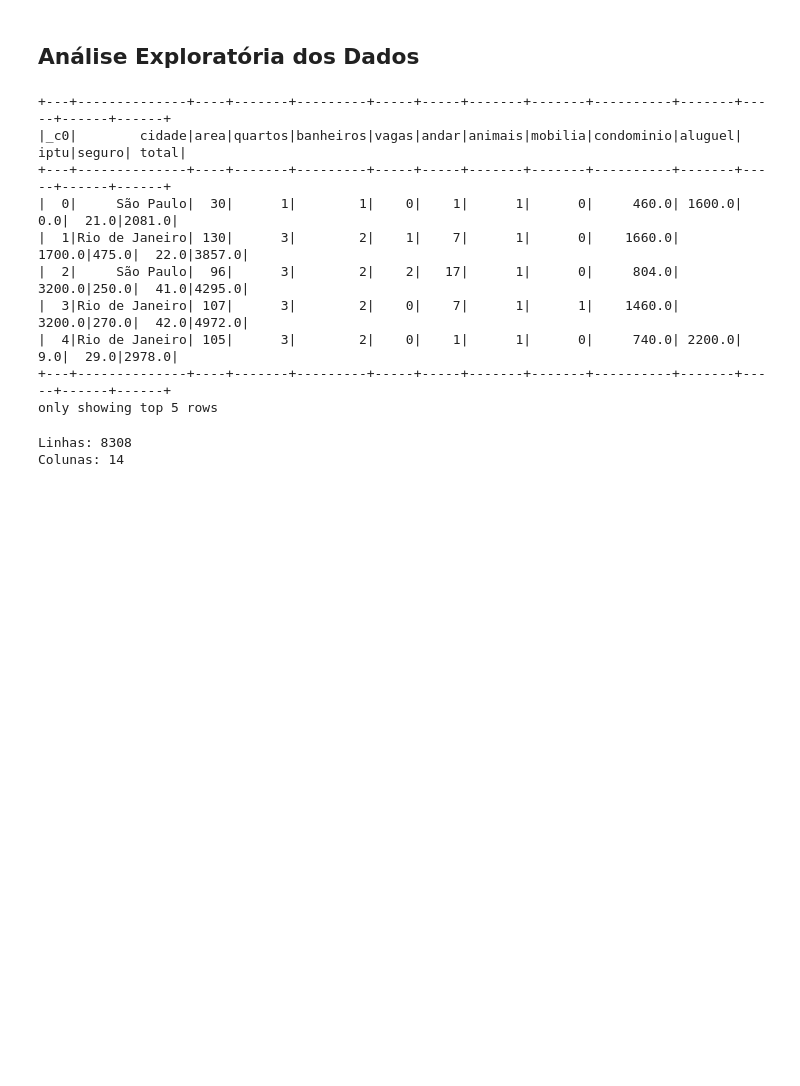
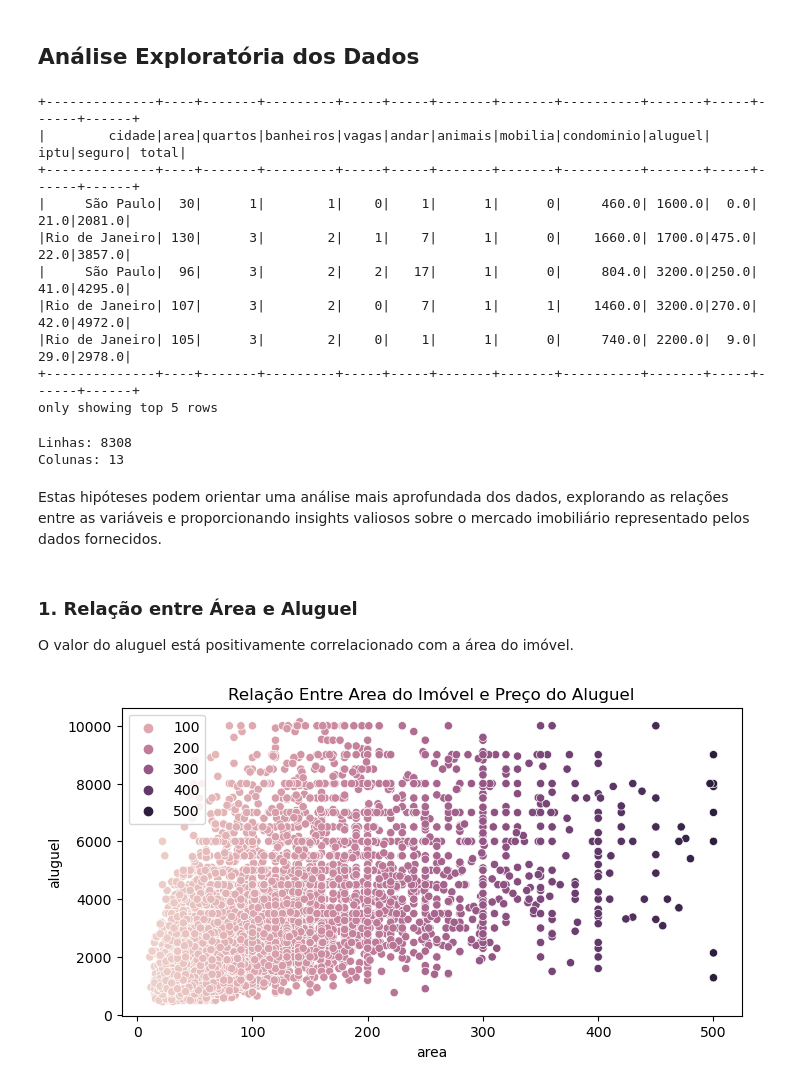
Before and after one commit to alves05/Analise_Previsao_Aluguel_Brasil, a Jupyter notebook: Analise_Previsao_Aluguel_Brasil.ipynb, the cells around one changed output. Saved outputs shown, nothing was run; the diff lists cells and outputs as text; code cells hidden in the pictures; blank space fills up the shorter version.

```diff
--- a/Analise_Previsao_Aluguel_Brasil.ipynb
+++ b/Analise_Previsao_Aluguel_Brasil.ipynb
@@ -150,8 +150,12 @@ df = df.withColumn('mobilia', when(col('mobilia') == 'not furnished',0).otherwis
 df = df.withColumn('andar', when(col('andar') == '-', 0).otherwise(col('andar')))
 # %%
 # Convertendo as colunas string em int
-for coluna in df.columns[1:8]:
-    df = df.withColumn(coluna, col(coluna).cast('int'))
+def converte_dados(dados):
+    '''Converte o tipo dos dados das colunas numéricas.'''
+    for coluna in dados.columns[1:8]:
+        dados = dados.withColumn(coluna, col(coluna).cast('int'))
 
-for coluna in df.columns[8:]:
-    df = df.withColumn(coluna, col(coluna).cast('float'))
+    for coluna in dados.columns[8:]:
+        dados = dados.withColumn(coluna, col(coluna).cast('float'))
+
+    return dados
@@ -306,24 +316,43 @@ df_tratado.toPandas().to_csv('./dados/house_to_rent_tratado.csv')
 # %%
 # Carregando dataset tratado
 base = './dados/house_to_rent_tratado.csv'
-df = spark.read.csv(base, header=True, inferSchema=False)
+dados = spark.read.csv(base, header=True, inferSchema=False)
 
 # Visualizando o dataframe
-df.show(5)
+dados.show(5)
 # %% [output]
-+---+--------------+----+-------+---------+-----+-----+-------+-------+----------+-------+-----+------+------+
-|_c0|        cidade|area|quartos|banheiros|vagas|andar|animais|mobilia|condominio|aluguel| iptu|seguro| total|
-+---+--------------+----+-------+---------+-----+-----+-------+-------+----------+-------+-----+------+------+
-|  0|     São Paulo|  30|      1|        1|    0|    1|      1|      0|     460.0| 1600.0|  0.0|  21.0|2081.0|
-|  1|Rio de Janeiro| 130|      3|        2|    1|    7|      1|      0|    1660.0| 1700.0|475.0|  22.0|3857.0|
-|  2|     São Paulo|  96|      3|        2|    2|   17|      1|      0|     804.0| 3200.0|250.0|  41.0|4295.0|
-|  3|Rio de Janeiro| 107|      3|        2|    0|    7|      1|      1|    1460.0| 3200.0|270.0|  42.0|4972.0|
-|  4|Rio de Janeiro| 105|      3|        2|    0|    1|      1|      0|     740.0| 2200.0|  9.0|  29.0|2978.0|
-+---+--------------+----+-------+---------+-----+-----+-------+-------+----------+-------+-----+------+------+
++--------------+----+-------+---------+-----+-----+-------+-------+----------+-------+-----+------+------+
+|        cidade|area|quartos|banheiros|vagas|andar|animais|mobilia|condominio|aluguel| iptu|seguro| total|
++--------------+----+-------+---------+-----+-----+-------+-------+----------+-------+-----+------+------+
+|     São Paulo|  30|      1|        1|    0|    1|      1|      0|     460.0| 1600.0|  0.0|  21.0|2081.0|
+|Rio de Janeiro| 130|      3|        2|    1|    7|      1|      0|    1660.0| 1700.0|475.0|  22.0|3857.0|
+|     São Paulo|  96|      3|        2|    2|   17|      1|      0|     804.0| 3200.0|250.0|  41.0|4295.0|
+|Rio de Janeiro| 107|      3|        2|    0|    7|      1|      1|    1460.0| 3200.0|270.0|  42.0|4972.0|
+|Rio de Janeiro| 105|      3|        2|    0|    1|      1|      0|     740.0| 2200.0|  9.0|  29.0|2978.0|
++--------------+----+-------+---------+-----+-----+-------+-------+----------+-------+-----+------+------+
 only showing top 5 rows
 # %%
 # Dimensões do dataframe
-dimensao(df)
+dimensao(dados)
 # %% [output]
 Linhas: 8308
-Colunas: 14
+Colunas: 13
+# %%
+# Transformando colunas numéricas em int e float
+dados = converte_dados(dados)
+# %% [markdown]
+Estas hipóteses podem orientar uma análise mais aprofundada dos dados, explorando as relações entre as variáveis e proporcionando insights valiosos sobre o mercado imobiliário representado pelos dados fornecidos.
+# %% [markdown]
+<h3>1. Relação entre Área e Aluguel</h3>
+
+O valor do aluguel está positivamente correlacionado com a área do imóvel.
+# %%
+area_aluguel = dados.select('area', 'aluguel').toPandas()
+plt.figure(figsize=(8,4))
+sns.scatterplot(area_aluguel, x='area', y='aluguel', hue='area')
+plt.title('Relação Entre Area do Imóvel e Preço do Aluguel')
+plt.legend(loc='upper left')
+plt.savefig('./img/graficos/area_aluguel.png', format='png')
+plt.show()
+# %% [output]
+[figure, added]
```
Also changed, not shown: parts of 19 cells of this notebook, 5 other files.
